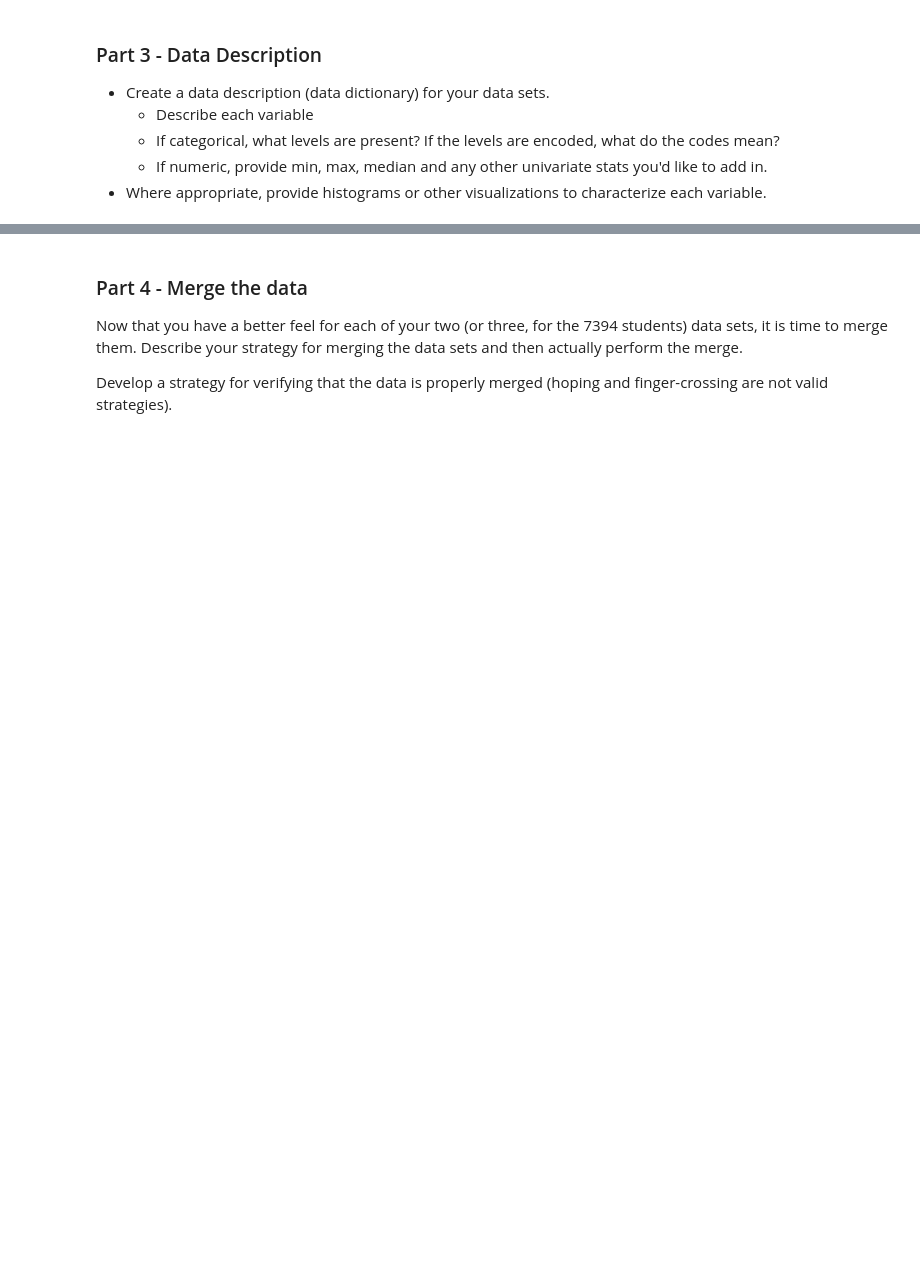
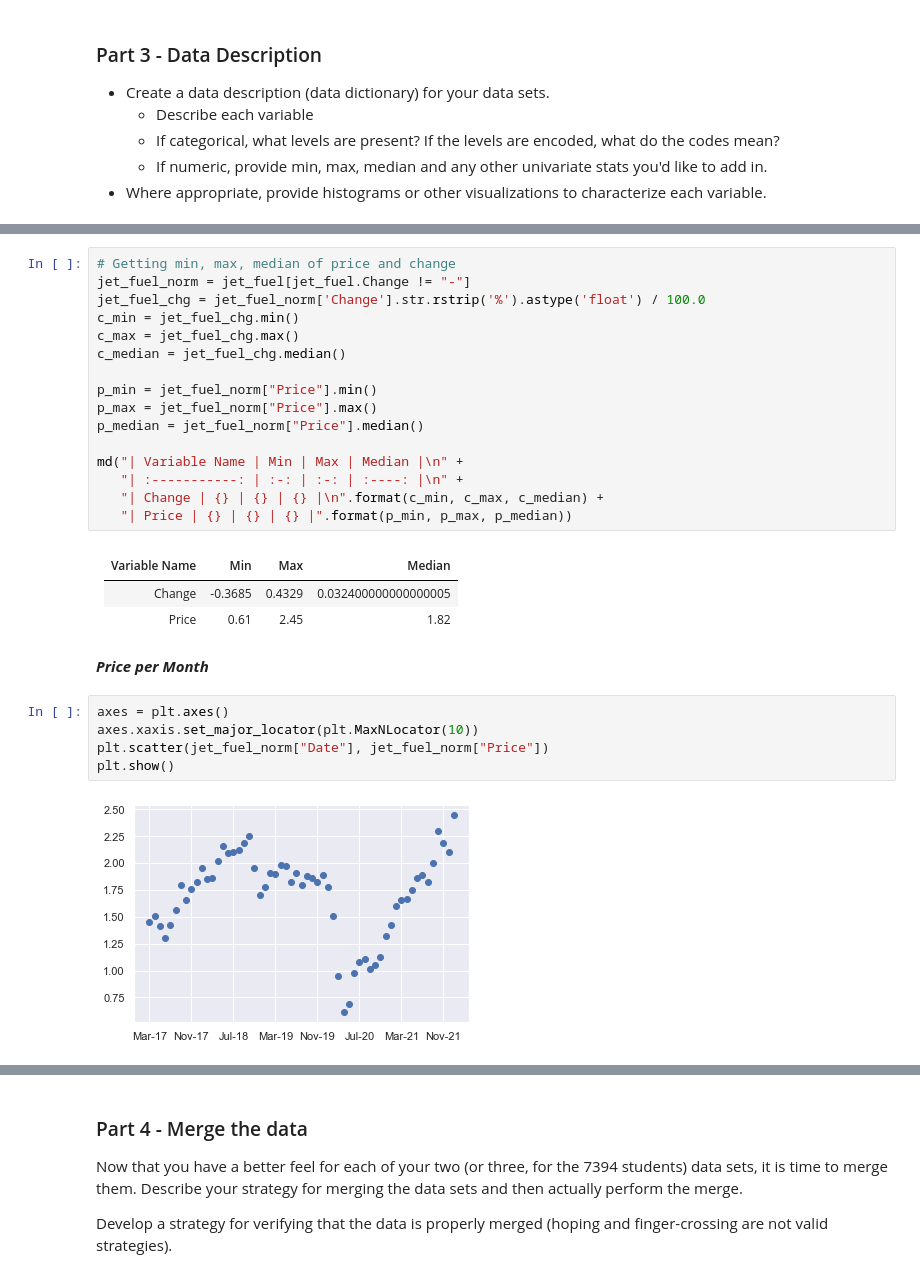
Before and after one commit to jcarballo1/CS7394_AppliedML, a Jupyter notebook: Project2/Project02_Revised.ipynb, the cells around one changed output, grey strips where cells are left out. Saved outputs shown, nothing was run; the diff lists cells and outputs as text; blank space fills up the shorter version.

```diff
--- a/Project2/Project02_Revised.ipynb
+++ b/Project2/Project02_Revised.ipynb
@@ -91,0 +264,30 @@ Do this with Intentionality.  Don't skimp.
+# %%
+# Getting min, max, median of price and change
+jet_fuel_norm = jet_fuel[jet_fuel.Change != "-"]
+jet_fuel_chg = jet_fuel_norm['Change'].str.rstrip('%').astype('float') / 100.0
+c_min = jet_fuel_chg.min()
+c_max = jet_fuel_chg.max()
+c_median = jet_fuel_chg.median()
+
+p_min = jet_fuel_norm["Price"].min()
+p_max = jet_fuel_norm["Price"].max()
+p_median = jet_fuel_norm["Price"].median()
+
+md("| Variable Name | Min | Max | Median |\n" +
+   "| :-----------: | :-: | :-: | :----: |\n" +
+   "| Change | {} | {} | {} |\n".format(c_min, c_max, c_median) +
+   "| Price | {} | {} | {} |".format(p_min, p_max, p_median))
+# %% [output]
+| Variable Name | Min | Max | Median |
+| :-----------: | :-: | :-: | :----: |
+| Change | -0.3685 | 0.4329 | 0.032400000000000005 |
+| Price | 0.61 | 2.45 | 1.82 |
+# %% [markdown]
+***Price per Month***
+# %%
+axes = plt.axes()
+axes.xaxis.set_major_locator(plt.MaxNLocator(10))
+plt.scatter(jet_fuel_norm["Date"], jet_fuel_norm["Price"])
+plt.show()
+# %% [output]
+[figure, added]
```
Also changed, not shown: parts of 61 cells of this notebook, 1 other file.
